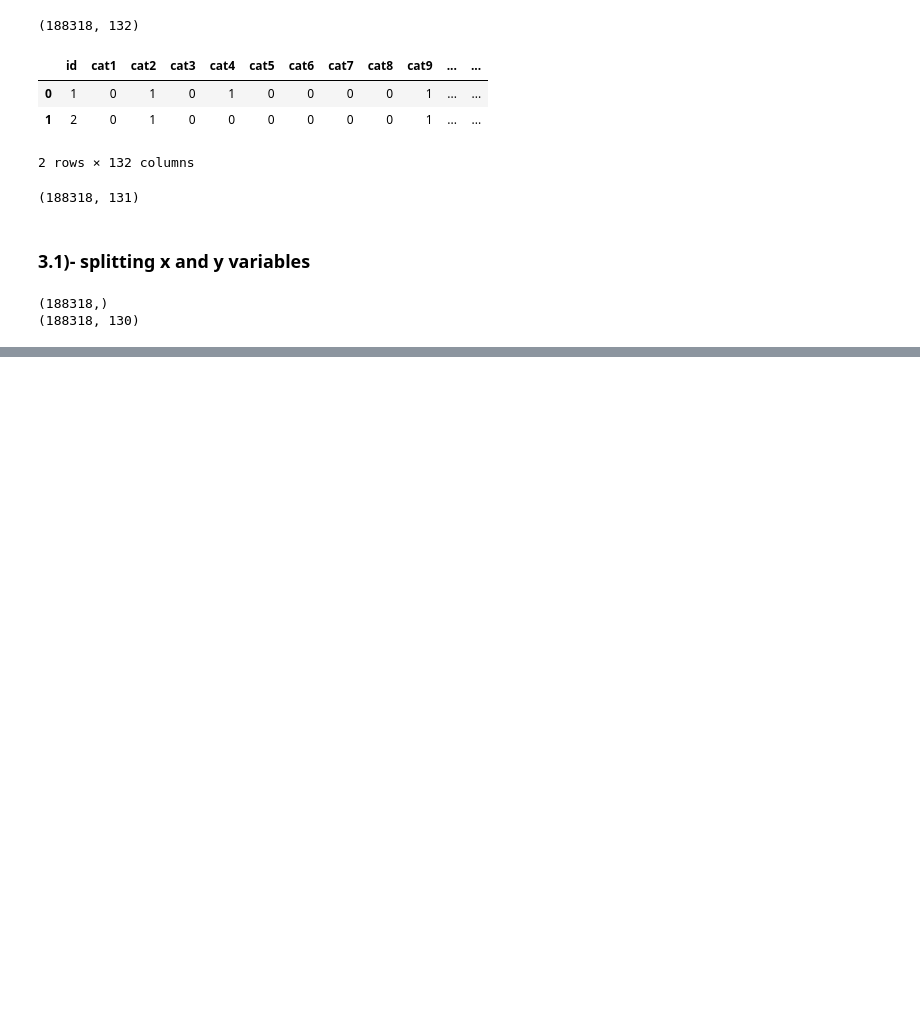
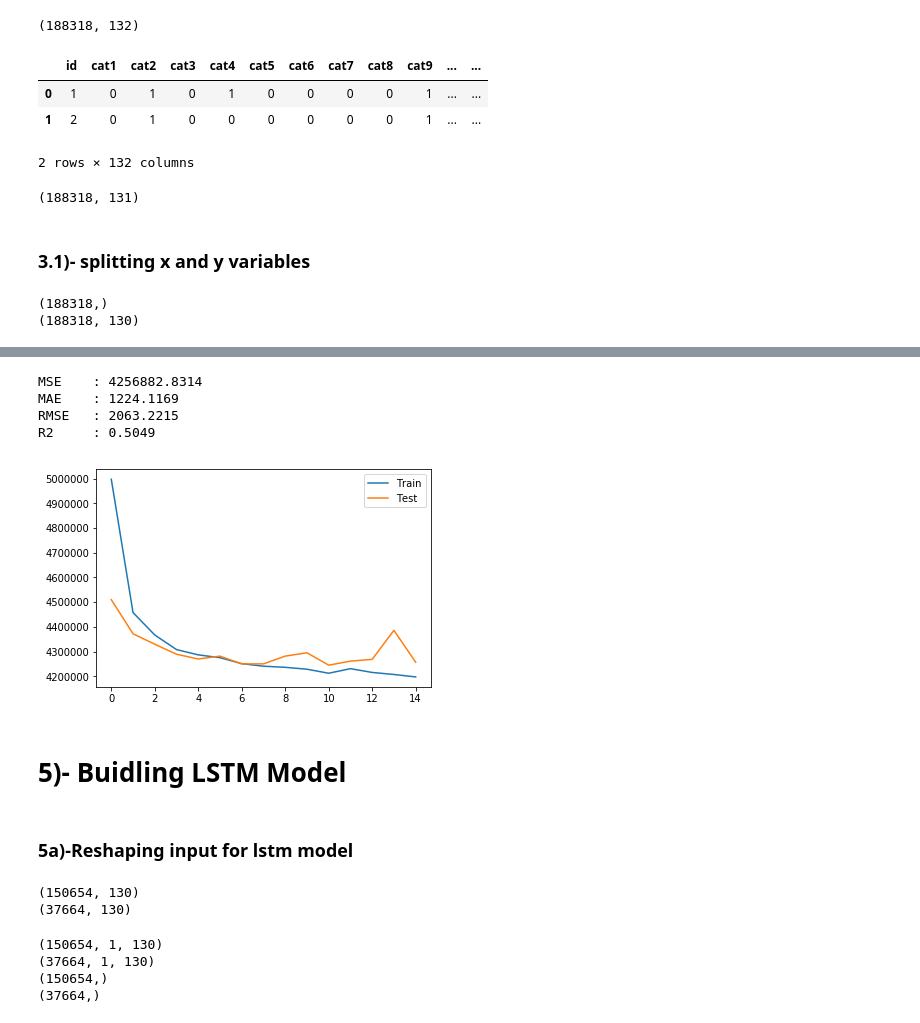
Before and after one commit to HassanSherwani/Insurance_Claims_Severity, a Jupyter notebook: DL-models_Allstate_Claims_Severity .ipynb, the cells around one changed output, grey strips where cells are left out. Saved outputs shown, nothing was run; the diff lists cells and outputs as text; code cells hidden in the pictures; blank space fills up the shorter version.

```diff
--- a/DL-models_Allstate_Claims_Severity .ipynb
+++ b/DL-models_Allstate_Claims_Severity .ipynb
@@ -216,7 +226,7 @@ df_insurance.shape
 ### 3.1)- splitting x and y variables
 # %%
 Y = df_insurance['loss'].values
-X = df_insurance.drop('loss', axis=1)
+X = df_insurance.drop('loss', axis=1).values
 print(Y.shape)
 print(X.shape)
 # %% [output]
@@ -241,3 +251,0 @@ OLS as baseline model
-# %%
-model_lr = LinearRegression(n_jobs=-1)
-model_lr.fit(X_train , y_train)
@@ -303,0 +274,16 @@ df_test.shape
+# %%
+from keras.layers import Dense, Dropout, Activation
+from keras.layers.advanced_activations import PReLU
+model_dense = Sequential()
+# as first layer in a sequential model:
+#Initializations define the way to set the initial random weights of Keras layers
+model_dense.add(Dense(400, input_dim = X_train.shape[1], init = 'he_normal'))
+#he_normal initialization works better for layers with ReLu activation.
+model_dense.add(PReLU()) # Parametric Rectified Linear Unit (PReLU)
+model_dense.add(Dropout(0.4))
+# after the first layer, you don't need to specify the size of the input anymore:
+model_dense.add(Dense(200, init = 'he_normal'))
+model_dense.add(PReLU())
+model_dense.add(Dropout(0.2))
+model_dense.add(Dense(1, init = 'he_normal'))
+model_dense.compile(loss = 'mse', optimizer = 'adadelta')# Adadelta is an extension of Adagrad
@@ -303,0 +317,2 @@ df_test.shape
+# %%
+history = model_dense.fit(X_train, y_train, epochs=15, batch_size=10, validation_data=(X_test, y_test), verbose=2, shuffle=False)
@@ -303,0 +348,27 @@ df_test.shape
+# %%
+print('MSE    : %0.4f ' % mse_dense)
+print('MAE    : %0.4f ' % mae_dense)
+print('RMSE   : %0.4f ' % rmse_dense)
+print('R2     : %0.4f ' % r2_dense)
+# %% [output]
+MSE    : 4256882.8314
+MAE    : 1224.1169
+RMSE   : 2063.2215
+R2     : 0.5049
+# %%
+plt.plot(history.history['loss'], label='Train')
+plt.plot(history.history['val_loss'], label='Test')
+plt.legend()
+plt.show()
+# %% [output]
+[figure, added]
+# %% [markdown]
+# 5)- Buidling LSTM Model
+# %% [markdown]
+### 5a)-Reshaping input for lstm model
+# %%
+print(X_train.shape)
+print(X_test.shape)
+# %% [output]
+(150654, 130)
+(37664, 130)
@@ -303,0 +379,10 @@ df_test.shape
+# %%
+print(X_train.shape)
+print(X_test.shape)
+print(y_train.shape)
+print(y_test.shape)
+# %% [output]
+(150654, 1, 130)
+(37664, 1, 130)
+(150654,)
+(37664,)
```
Also changed, not shown: parts of 75 cells of this notebook.
